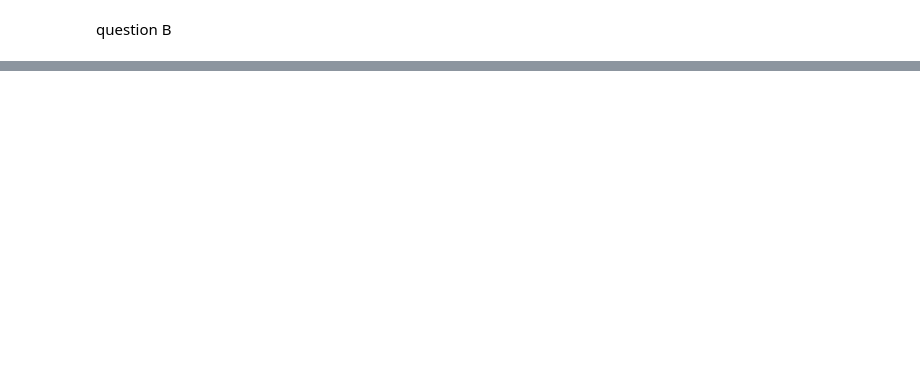
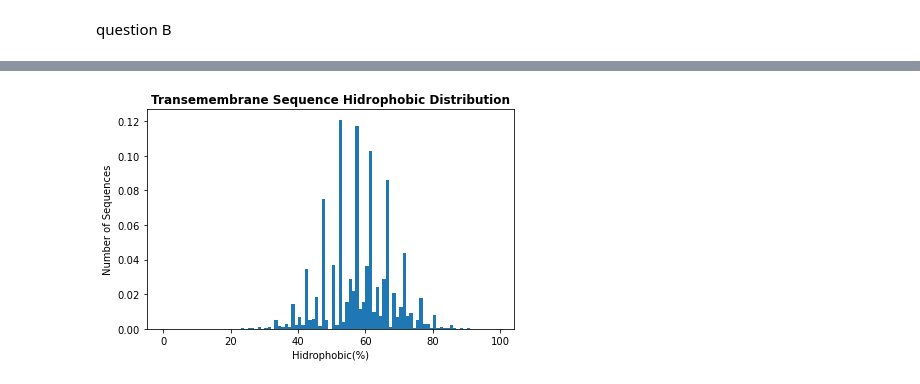
Before and after one commit to DavidShandor/Computational-Biology-Final-Project, a Jupyter notebook: partBJupyter.ipynb, the cells around one changed output, grey strips where cells are left out. Saved outputs shown, nothing was run; the diff lists cells and outputs as text; code cells hidden in the pictures; blank space fills up the shorter version.

```diff
--- a/partBJupyter.ipynb
+++ b/partBJupyter.ipynb
@@ -213,0 +264,35 @@ for trans in transmem_list:
+# %%
+import regex as re
+
+trans_len = []
+hidro_prec = []
+hidro_len = []
+
+def count_hidro(seq):
+    c = sum(map(lambda x: x in Hidrophobic, seq))
+    hidro_prec.append(c/len(seq)*100)
+    hidro_len.append(c)
+
+
+
+def find_all_pos(pos,seq):
+    r1 = re.findall(r'\d*[0-9]\.\.\d*[0-9]',pos) ## find all coords of the seq
+    res = []
+    for r in r1:
+        first, second = re.split(r'\.\.',r) ## split the coord and get the seq
+        # first +=0 if first == 0 else first -= 1
+        trans_seq = seq[int(first):int(second)+1]
+        count_hidro(trans_seq)
+        res.append(trans_seq)
+        trans_len.append(len(trans_seq))
+
+    return res
+
+
+trans_df = df[df['Transmembrane'].notna()]
+trans_df['Transmembrane Sequences'] = trans_df.apply(lambda x: find_all_pos(x.Transmembrane,x.Sequence), axis=1)
+
+# trans_df.head()
+# trans_s = trans_df['Transmembrane']
+# trans_s[0]
+# trans_df['Sequence']
@@ -213,0 +333,10 @@ for trans in transmem_list:
+# %%
+plt.hist(hidro_prec, range(100), density=1)
+plt.xlabel('Hidrophobic(%)')
+plt.ylabel('Number of Sequences')
+plt.title('Transemembrane Sequence Hidrophobic Distribution',
+          fontweight ="bold")
+plt.tight_layout()
+plt.show()
+# %% [output]
+[figure, added]
```
Also changed, not shown: parts of 16 cells of this notebook, 1 other file.
